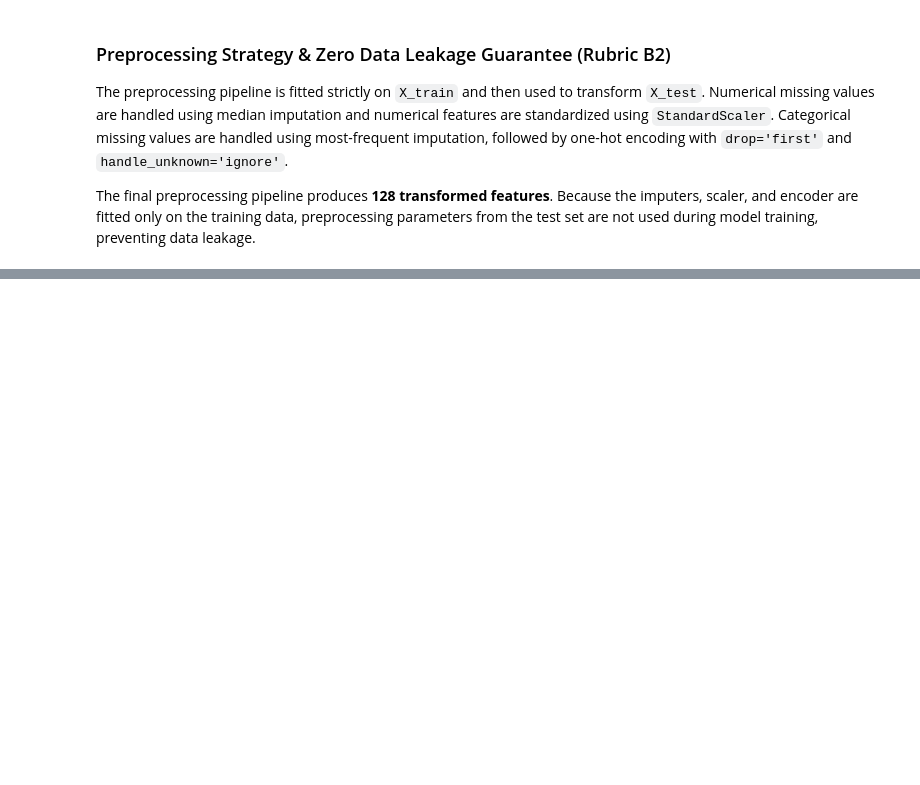
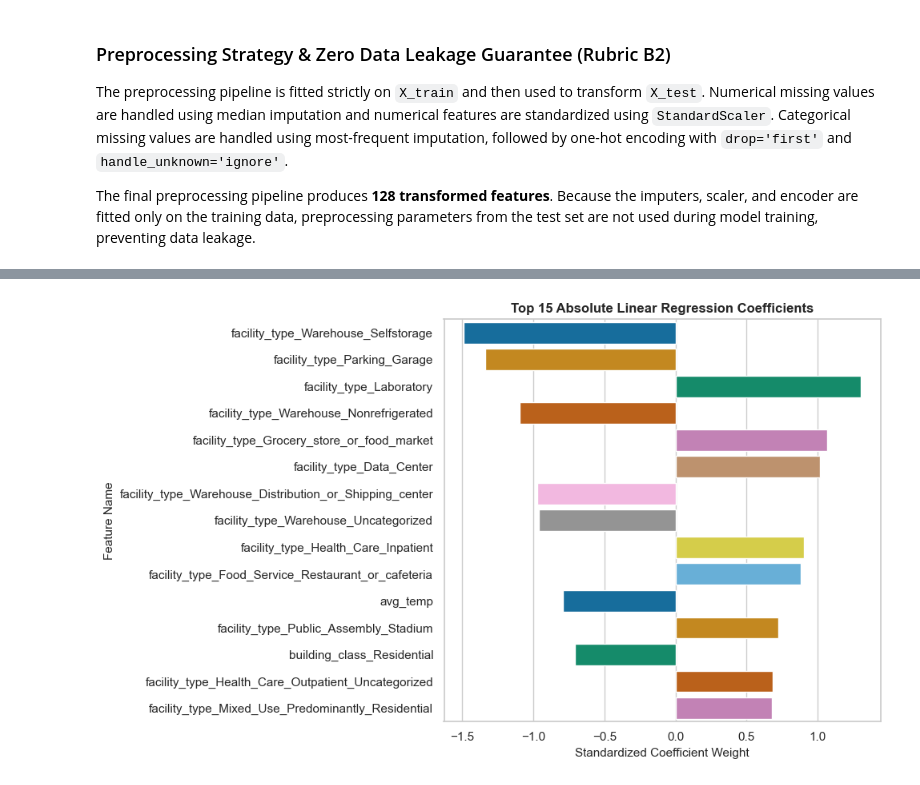
Before and after one commit to HarshaGaduputi/Machine-Learning-Case-Study, a Jupyter notebook: CaseStudy.ipynb, the cells around one changed output, grey strips where cells are left out. Cells and saved outputs as stored; diff of their text form; code cells hidden in the pictures; blank space fills up the shorter version.

Commit message:
Add linear ridge and lasso regression models

```diff
--- a/CaseStudy.ipynb
+++ b/CaseStudy.ipynb
@@ -1024,0 +1036,4 @@ The final preprocessing pipeline produces **128 transformed features**. Because
+# %%
+lr = LinearRegression()
+lr.fit(X_train_scaled, y_train)
+print("Linear Regression baseline fitted.")
@@ -1024,0 +1089,19 @@ The final preprocessing pipeline produces **128 transformed features**. Because
+# %%
+coef_series = pd.Series(lr.coef_, index=X_train_scaled.columns)
+top_abs_coefs = coef_series.abs().sort_values(ascending=False).head(15)
+top_coef_df = pd.DataFrame({
+    'Feature': top_abs_coefs.index,
+    'Coefficient': coef_series[top_abs_coefs.index],
+    'Abs_Coefficient': top_abs_coefs.values
+})
+
+plt.figure(figsize=(10, 6))
+sns.barplot(x='Coefficient', y='Feature', data=top_coef_df, palette='colorblind')
+plt.title("Top 15 Absolute Linear Regression Coefficients", fontsize=12, fontweight='bold')
+plt.xlabel("Standardized Coefficient Weight", fontsize=11)
+plt.ylabel("Feature Name", fontsize=11)
+plt.tight_layout()
+plt.show()
+plt.close('all')
+# %% [output]
+[figure, added]
```
Also changed, not shown: parts of 42 cells of this notebook.
